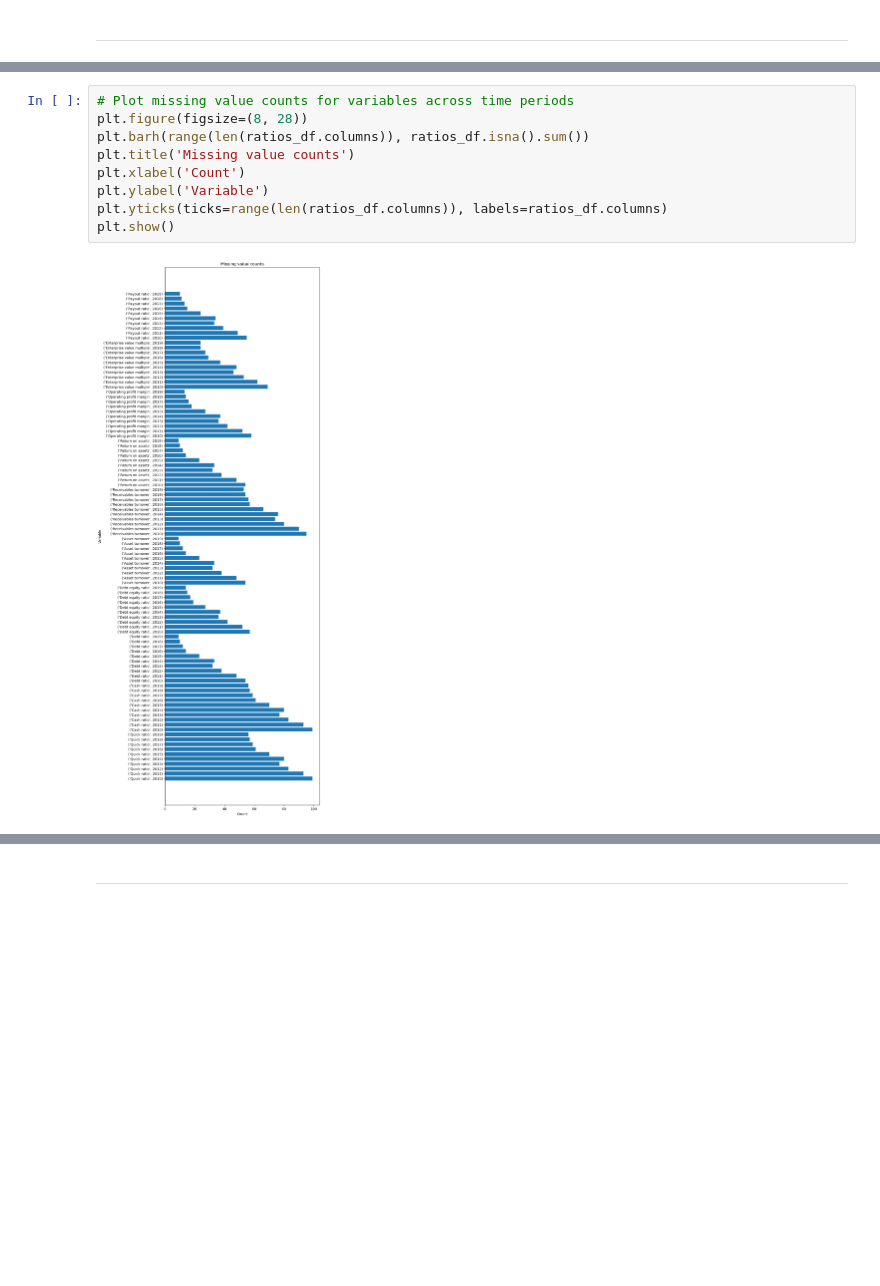
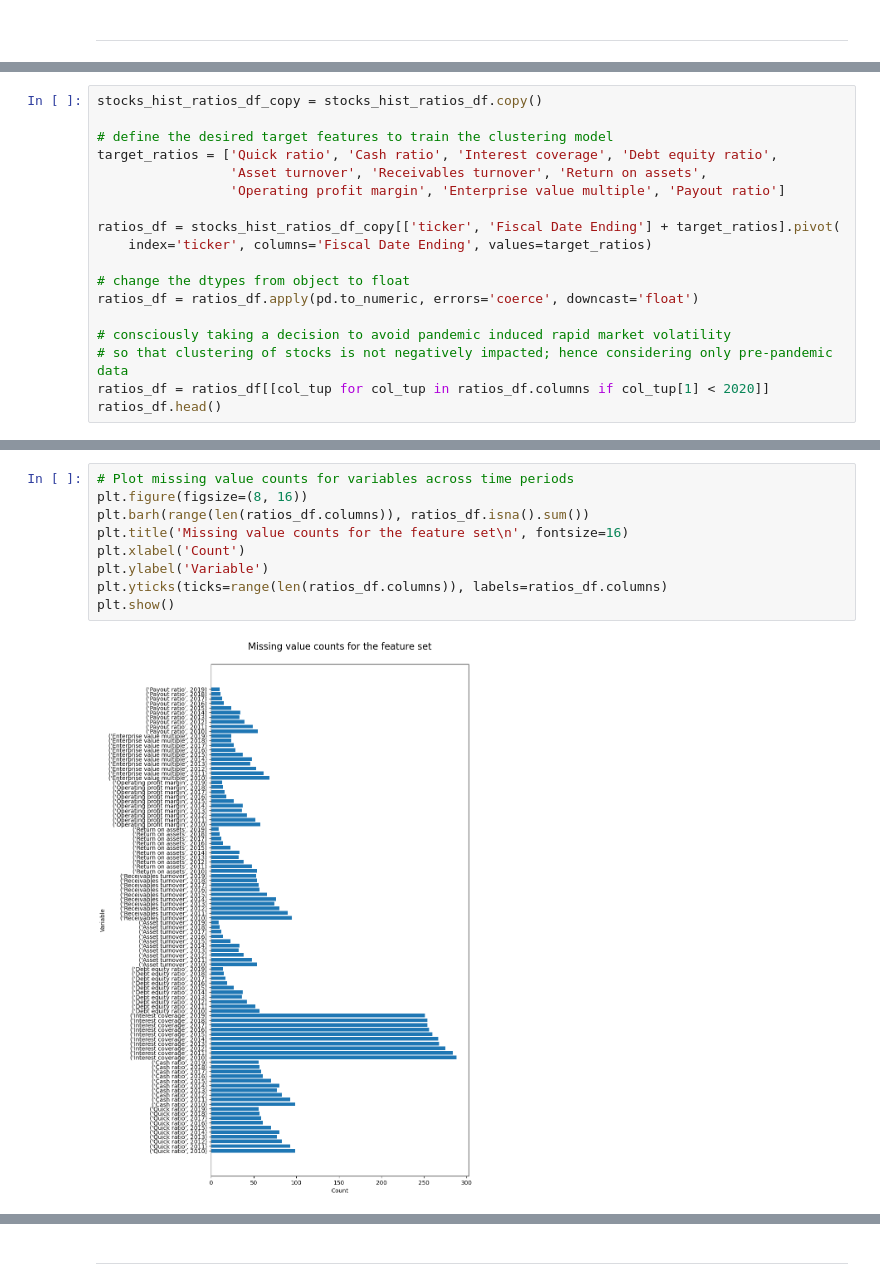
Before and after one commit to kuntojirohan/pairs-trading, a Jupyter notebook: experiments/EDA_ratios_data.ipynb, the cells around one changed output, grey strips where cells are left out. Drawn from its saved outputs; the diff is of its cells as text; blank space fills up the shorter version.

```diff
--- a/experiments/EDA_ratios_data.ipynb
+++ b/experiments/EDA_ratios_data.ipynb
@@ -113,0 +62,18 @@ sns.heatmap(ratios_df.isna().corr())
+# %%
+stocks_hist_ratios_df_copy = stocks_hist_ratios_df.copy()
+
+# define the desired target features to train the clustering model
+target_ratios = ['Quick ratio', 'Cash ratio', 'Interest coverage', 'Debt equity ratio',
+                 'Asset turnover', 'Receivables turnover', 'Return on assets',
+                 'Operating profit margin', 'Enterprise value multiple', 'Payout ratio']
+
+ratios_df = stocks_hist_ratios_df_copy[['ticker', 'Fiscal Date Ending'] + target_ratios].pivot(
+    index='ticker', columns='Fiscal Date Ending', values=target_ratios)
+
+# change the dtypes from object to float
+ratios_df = ratios_df.apply(pd.to_numeric, errors='coerce', downcast='float')
+
+# consciously taking a decision to avoid pandemic induced rapid market volatility
+# so that clustering of stocks is not negatively impacted; hence considering only pre-pandemic data
+ratios_df = ratios_df[[col_tup for col_tup in ratios_df.columns if col_tup[1] < 2020]]
+ratios_df.head()
@@ -114,11 +134,11 @@ sns.heatmap(ratios_df.isna().corr())
 # %%
 # Plot missing value counts for variables across time periods
-plt.figure(figsize=(8, 28))
+plt.figure(figsize=(8, 16))
 plt.barh(range(len(ratios_df.columns)), ratios_df.isna().sum())
-plt.title('Missing value counts')
+plt.title('Missing value counts for the feature set\n', fontsize=16)
 plt.xlabel('Count')
 plt.ylabel('Variable')
 plt.yticks(ticks=range(len(ratios_df.columns)), labels=ratios_df.columns)
 plt.show()
 # %% [output]
-[figure, old version]
+[figure, new version]
```
Also changed, not shown: parts of 46 cells of this notebook.
